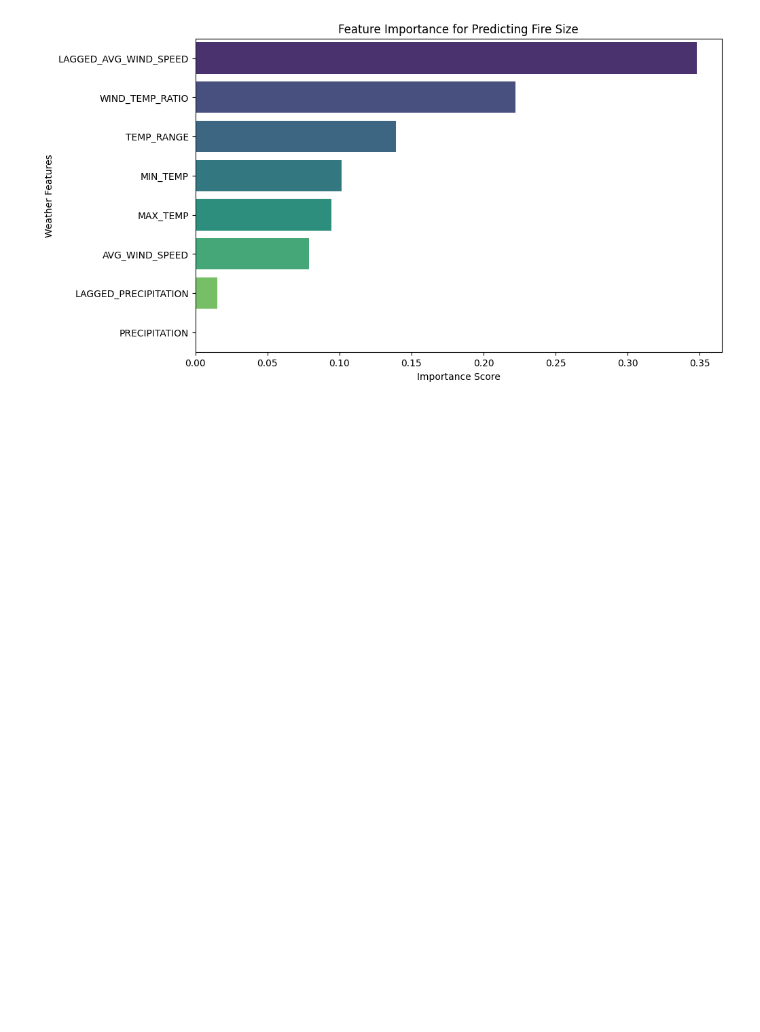
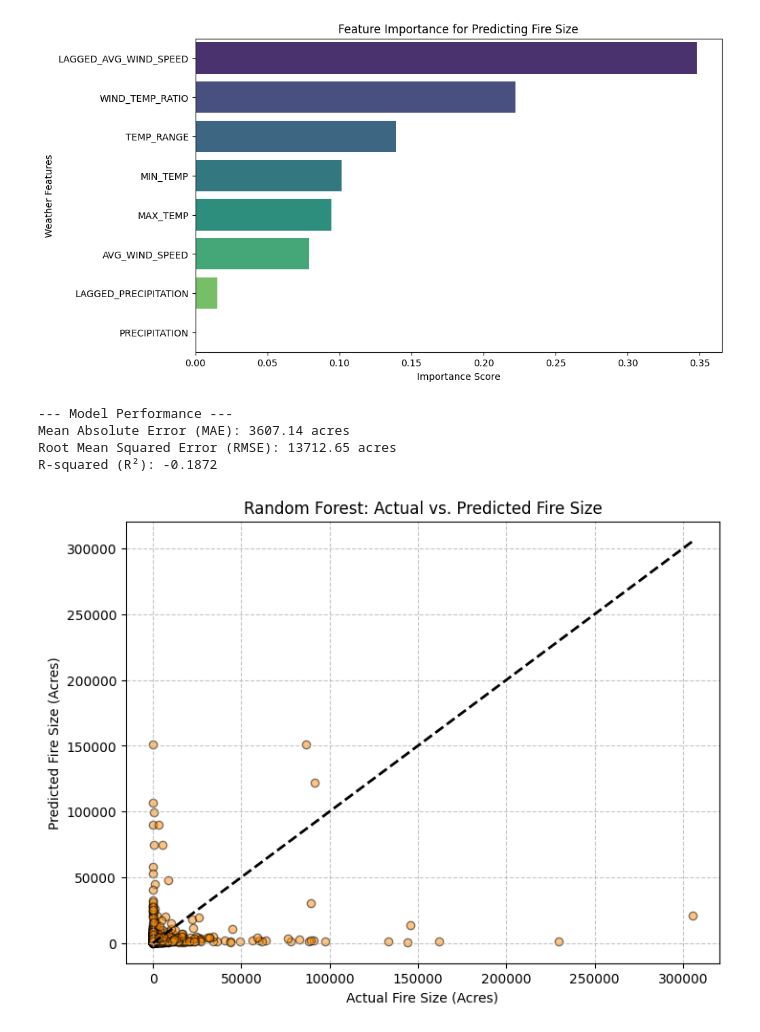
Before and after one commit to leo7812/CA-WildFire-ML-Models, a Jupyter notebook: CS163_Weather_Project.ipynb, the cells around one changed output. Cells and saved outputs as stored; diff of their text form; code cells hidden in the pictures; blank space fills up the shorter version.

```diff
--- a/CS163_Weather_Project.ipynb
+++ b/CS163_Weather_Project.ipynb
@@ -288,3 +288,53 @@ Passing `palette` without assigning `hue` is deprecated and will be removed in v
 # best features according to random forest model
 # we remove precipitaion features since those showed little to no importance, mostly because big fires occur usually in dry weather
 best_features = ['TEMP_RANGE', 'LAGGED_AVG_WIND_SPEED', 'AVG_WIND_SPEED', 'MAX_TEMP', 'WIND_TEMP_RATIO']
+# %%
+from sklearn.model_selection import train_test_split
+from sklearn.ensemble import RandomForestRegressor
+from sklearn.metrics import mean_absolute_error, mean_squared_error, r2_score
+import matplotlib.pyplot as plt
+import numpy as np
+
+target = 'GIS Calculated Acres'
+
+# removes na values
+model_df = merged_fire_weather_df[best_features + [target]].dropna()
+
+X = model_df[best_features]
+y = model_df[target]
+
+# 80/20 split
+X_train, X_test, y_train, y_test = train_test_split(X, y, test_size=0.2, random_state=42)
+
+# n_estimators=200 creates 200 "trees" to make the prediction more robust
+rf_model_optimized = RandomForestRegressor(n_estimators=200, random_state=42, max_depth=10)
+rf_model_optimized.fit(X_train, y_train)
+
+y_pred = rf_model_optimized.predict(X_test)
+
+# metrics
+mae = mean_absolute_error(y_test, y_pred)
+rmse = np.sqrt(mean_squared_error(y_test, y_pred))
+r2 = r2_score(y_test, y_pred)
+# %%
+print("--- Model Performance ---")
+print(f"Mean Absolute Error (MAE): {mae:.2f} acres")
+print(f"Root Mean Squared Error (RMSE): {rmse:.2f} acres")
+print(f"R-squared (R²): {r2:.4f}")
+
+plt.figure(figsize=(8, 6))
+plt.scatter(y_test, y_pred, alpha=0.5, color='darkorange', edgecolor='k')
+# line of perfect prediction
+plt.plot([y_test.min(), y_test.max()], [y_test.min(), y_test.max()], 'k--', lw=2)
+
+plt.xlabel("Actual Fire Size (Acres)")
+plt.ylabel("Predicted Fire Size (Acres)")
+plt.title("Random Forest: Actual vs. Predicted Fire Size")
+plt.grid(True, linestyle='--', alpha=0.7)
+plt.show()
+# %% [output]
+--- Model Performance ---
+Mean Absolute Error (MAE): 3607.14 acres
+Root Mean Squared Error (RMSE): 13712.65 acres
+R-squared (R²): -0.1872
+[figure, added]
```
Also changed, not shown: parts of 2 cells of this notebook.
